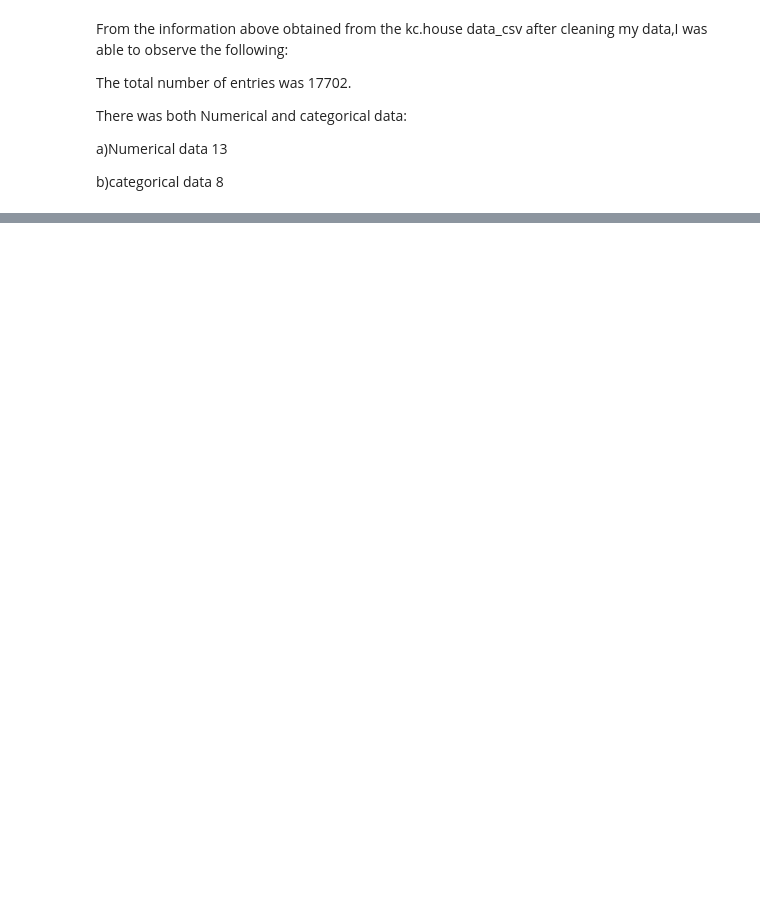
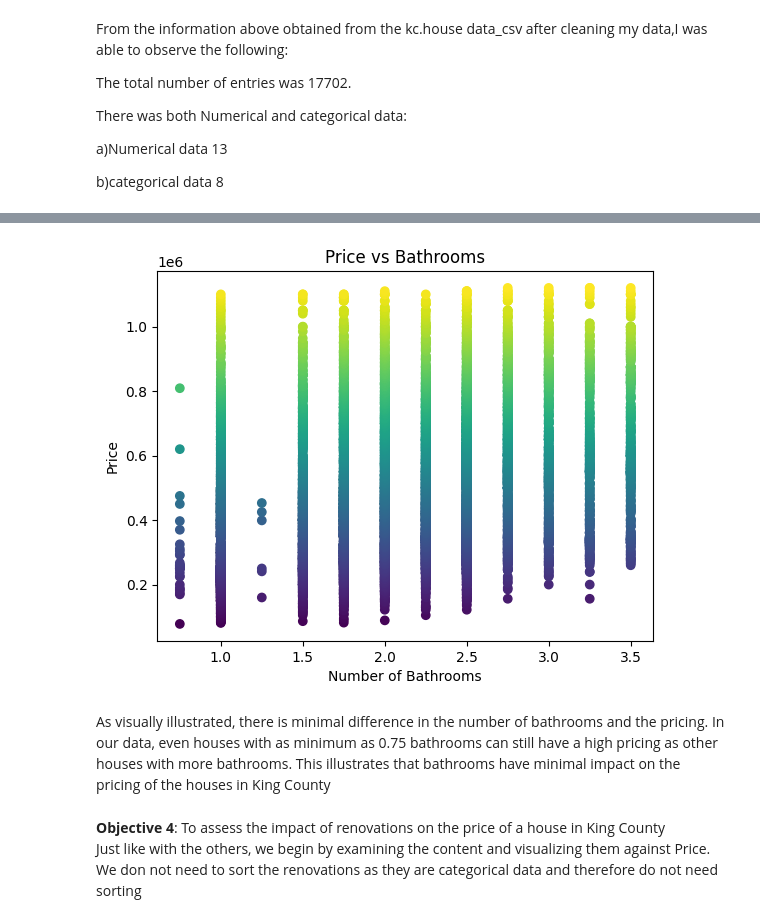
Before and after one commit to Kamaukaguru/Phase2-project-Grp6, a Jupyter notebook: student.ipynb, the cells around one changed output, grey strips where cells are left out. Drawn from its saved outputs; the diff is of its cells as text; code cells hidden in the pictures; blank space fills up the shorter version.

Commit message:
Finished Data Analysis

```diff
--- a/student.ipynb
+++ b/student.ipynb
@@ -573,0 +778,26 @@ b)categorical data 8
+# %%
+#Plotting
+color_ranges = [0, 1, 2, 3, 4]  # Define price ranges for coloring
+colors = ['red', 'yellow','orange', 'green']  # Define colors for each range
+
+# Create a colormap based on price ranges and colors
+cmap = plt.cm.get_cmap('coolwarm')  # Or any other colormap you prefer
+norm = plt.Normalize(vmin=min(color_ranges), vmax=max(color_ranges))
+sm = plt.cm.ScalarMappable(cmap=cmap, norm=norm)
+sm.set_array([])
+
+# Color points based on price ranges
+plt.scatter(sorted_df_bedrooms['bathrooms'], sorted_df_price['price'], c=norm(sorted_df_price['price']))
+#plt.colorbar(sm, label='Floor Range')  # Add a colorbar legend
+
+plt.xlabel('Number of Bathrooms')
+plt.ylabel('Price')
+plt.title('Price vs Bathrooms')
+plt.show()
+# %% [output]
+[figure, added]
+# %% [markdown]
+As visually illustrated, there is minimal difference in the number of bathrooms and the pricing. In our data, even houses with as minimum as 0.75 bathrooms can still have a high pricing as other houses with more bathrooms. This illustrates that bathrooms have minimal impact on the pricing of the houses in King County
+# %% [markdown]
+**Objective 4**: To assess the impact of renovations on the price of a house in King County
+Just like with the others, we begin by examining the content and visualizing them against Price. We don not need to sort the renovations as they are categorical data and therefore do not need sorting
```
Also changed, not shown: parts of 27 cells of this notebook.
